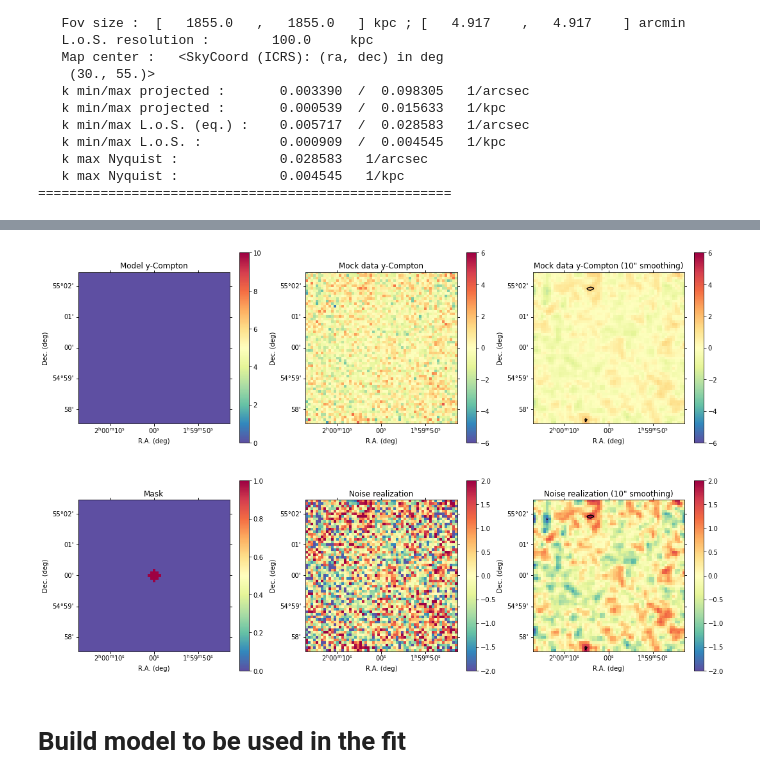
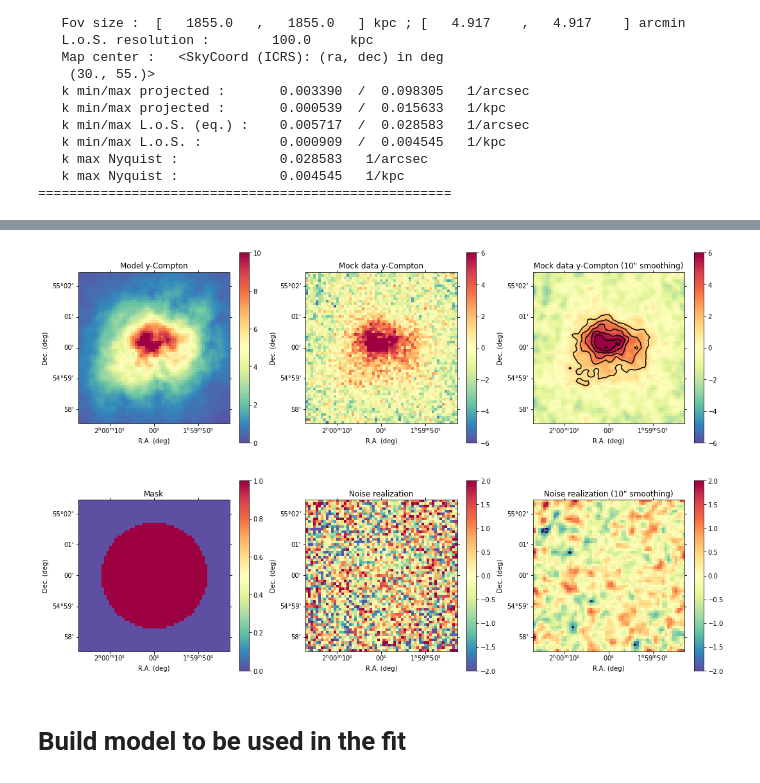
Before and after one commit to remi-adam/pitszi, a Jupyter notebook: notebook/pitszi_dev_forward_fit_pk3d_via_window_function_and_mbb.ipynb, the cells around one changed output, grey strips where cells are left out. Drawn from its saved outputs; the diff is of its cells as text; code cells hidden in the pictures.

```diff
--- a/notebook/pitszi_dev_forward_fit_pk3d_via_window_function_and_mbb.ipynb
+++ b/notebook/pitszi_dev_forward_fit_pk3d_via_window_function_and_mbb.ipynb
@@ -81,7 +81,7 @@ mcmc_run = True
 # Generate mock data
 # %%
 #===== Generate a model for the cluster and its fluctuations
-mock = pitszi.Model(RA=RA, Dec=Dec, redshift=redshift, M500=M500*1e-3, silent=True, output_dir=output_dir)
+mock = pitszi.Model(RA=RA, Dec=Dec, redshift=redshift, M500=M500, silent=True, output_dir=output_dir)
 mock.set_pressure_profile_universal_param('A10MD')
 mock.model_pressure_fluctuation = {'name': 'CutoffPowerLaw',
                                    'Norm': fluct_norm,
@@ -118,8 +118,8 @@ mock.give_sampling_information()
 =====================================================
 # %%
 #===== Initiate a data object and fake data
-#----- init with
-data = pitszi.Data(np.zeros((1,1)), '')
+#----- Init with the mock
+data = pitszi.Data(mock.get_sz_map(), mock.get_map_header())
 data.output_dir = output_dir
 
 #----- set basic IRFs
@@ -127,21 +127,23 @@ data.psf_fwhm              = beam_FWHM
 data.transfer_function     = TF
 data.noise_model = [noise_r, noise_k]
 
-#----- Mock the data
-img = data.set_image_to_mock(mock,
-                             model_seed=fluct_seed, model_no_fluctuations=False, use_model_header=True,
-                             noise_origin='none', noise_center=mock.map_center, noise_seed=noise_seed)
-
-#----- Get noise properties
-data.noise_rms = np.std(data.get_noise_monte_carlo_from_model(Nmc=1000, seed=noise_seed), axis=0)
-
 #----- Define the mask
 ramap, decmap = map_tools.get_radec_map(data.header)
 dist_map = map_tools.greatcircle(ramap, decmap, data.header['CRVAL1'], data.header['CRVAL2'])
 mask = dist_map * 0 + 1
 mask[dist_map > mask_Ntheta500*mock.theta500.to_value('deg')] = 0
-
 data.mask = mask
 
-#----- Get MC noise realizations
-noise_mc = data.get_noise_monte_carlo_from_model(center=mock.coord, Nmc=1000, seed=noise_seed)
+#----- Define the noise properties
+data.noise_mc = data.get_noise_monte_carlo_from_model(Nmc=1000, center=mock.map_center)
+data.noise_rms = data.get_noise_rms_from_model(Nmc=1000, center=mock.map_center)
+if os.path.exists(data.output_dir+'/data_image_noise_covariance_matrix.pkl'):
+    data.load_noise_covariance(data.output_dir+'/data_image_noise_covariance_matrix.pkl')
+else:
+    data.get_noise_covariance_from_model(Nmc=1000)
+    data.save_noise_covariance(data.output_dir+'/data_image_noise_covariance_matrix.pkl')
+
+#----- Mock the data
+img = data.set_image_to_mock(mock,
+                             model_seed=fluct_seed, model_no_fluctuations=False,
+                             noise_origin='model', noise_center=mock.map_center, noise_seed=noise_seed)
@@ -172,39 +168,39 @@ plt.title('Mock data y-Compton')
 plt.xlabel('R.A. (deg)')
 plt.ylabel('Dec. (deg)')
 
 ax = plt.subplot(2,3, 3, projection=WCS(data.header))
 plt.imshow(gaussian_filter(data.image, sigma=visu_smooth/2.35/data.header['CDELT2']/3600)*1e5, cmap='Spectral_r', vmin=-6, vmax=6)
 cb = plt.colorbar()
-rms = np.std(gaussian_filter(noise_mc, sigma=np.array([0,1,1])*visu_smooth/2.35/data.header['CDELT2']/3600), axis=0)
+rms = np.std(gaussian_filter(data.noise_mc, sigma=np.array([0,1,1])*visu_smooth/2.35/data.header['CDELT2']/3600), axis=0)
 plt.contour(gaussian_filter(data.image, sigma=visu_smooth/2.35/data.header['CDELT2']/3600)/rms, levels=[3,6,9,12,15,18,21], colors='k')
 plt.title('Mock data y-Compton ('+str(int(visu_smooth))+'" smoothing)')
 plt.xlabel('R.A. (deg)')
 plt.ylabel('Dec. (deg)')
 
 ax = plt.subplot(2,3, 4, projection=WCS(data.header))
 plt.imshow(data.mask, cmap='Spectral_r', vmin=0, vmax=1)
 cb = plt.colorbar()
 plt.title('Mask')
 plt.xlabel('R.A. (deg)')
 plt.ylabel('Dec. (deg)')
 
 ax = plt.subplot(2,3, 5, projection=WCS(data.header))
-plt.imshow(noise_mc[0]*1e5, cmap='Spectral_r', vmin=-2, vmax=2)
+plt.imshow(data.noise_mc[0]*1e5, cmap='Spectral_r', vmin=-2, vmax=2)
 cb = plt.colorbar()
 plt.title('Noise realization')
 plt.xlabel('R.A. (deg)')
 plt.ylabel('Dec. (deg)')
 
 ax = plt.subplot(2,3, 6, projection=WCS(data.header))
-plt.imshow(gaussian_filter(noise_mc[0], sigma=visu_smooth/2.35/data.header['CDELT2']/3600)*1e5, cmap='Spectral_r', vmin=-2, vmax=2)
+plt.imshow(gaussian_filter(data.noise_mc[0], sigma=visu_smooth/2.35/data.header['CDELT2']/3600)*1e5, cmap='Spectral_r', vmin=-2, vmax=2)
 cb = plt.colorbar()
-rms = np.std(gaussian_filter(noise_mc, sigma=np.array([0,1,1])*visu_smooth/2.35/data.header['CDELT2']/3600), axis=0)
-plt.contour(gaussian_filter(noise_mc[0], sigma=visu_smooth/2.35/data.header['CDELT2']/3600)/rms, levels=[-3,3], colors='k')
+rms = np.std(gaussian_filter(data.noise_mc, sigma=np.array([0,1,1])*visu_smooth/2.35/data.header['CDELT2']/3600), axis=0)
+plt.contour(gaussian_filter(data.noise_mc[0], sigma=visu_smooth/2.35/data.header['CDELT2']/3600)/rms, levels=[-3,3], colors='k')
 plt.title('Noise realization ('+str(int(visu_smooth))+'" smoothing)')
 plt.xlabel('R.A. (deg)')
 plt.ylabel('Dec. (deg)')
 # %% [output]
-[figure, old version]
+[figure, new version]
 # %% [markdown]
 # Build model to be used in the fit
 # %%
```
Also changed, not shown: parts of 29 cells of this notebook, 3 other files.
